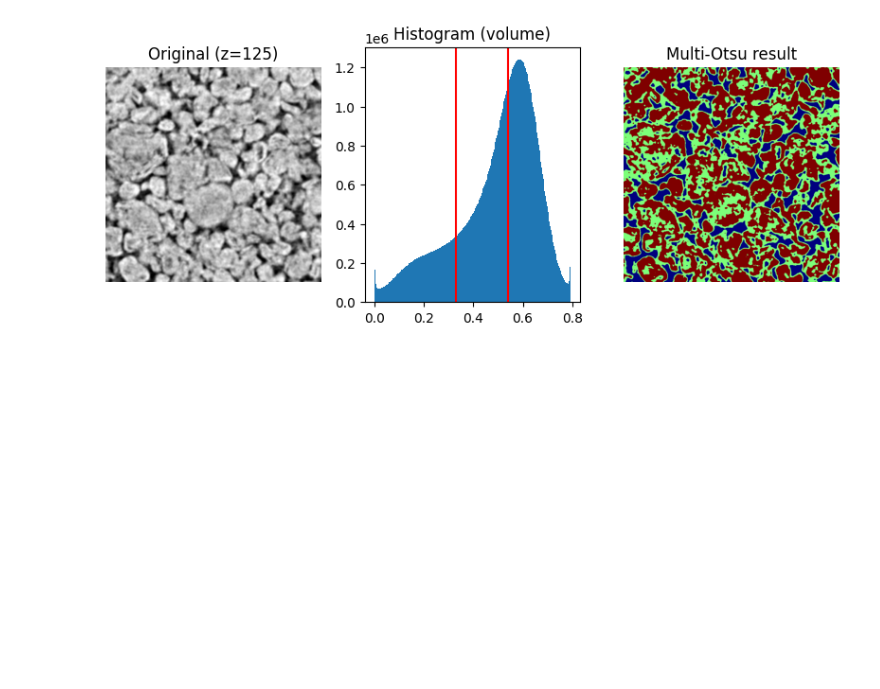
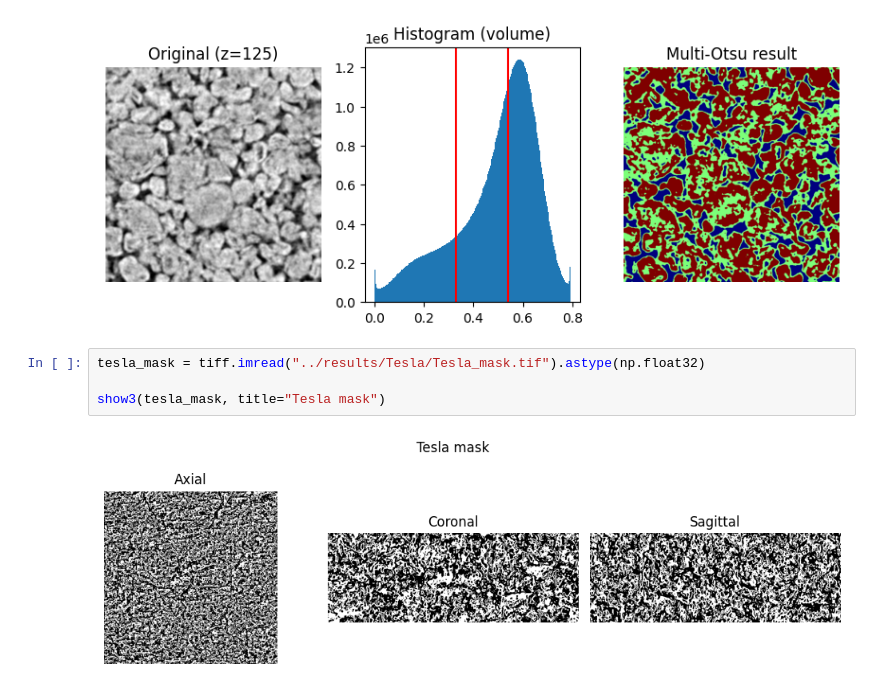
Before and after one commit to aryziz/CTSeg3D-IKT213, a Jupyter notebook: notebooks/preprocessing.ipynb, the cells around one changed output. Saved outputs shown, nothing was run; the diff lists cells and outputs as text; blank space fills up the shorter version.

```diff
--- a/notebooks/preprocessing.ipynb
+++ b/notebooks/preprocessing.ipynb
@@ -176,3 +190,9 @@ plt.subplots_adjust()
 plt.show()
 # %% [output]
 [figure]
+# %%
+tesla_mask = tiff.imread("../results/Tesla/Tesla_mask.tif").astype(np.float32)
+
+show3(tesla_mask, title="Tesla mask")
+# %% [output]
+[figure, added]
```
Also changed, not shown: parts of 1 cell of this notebook.
